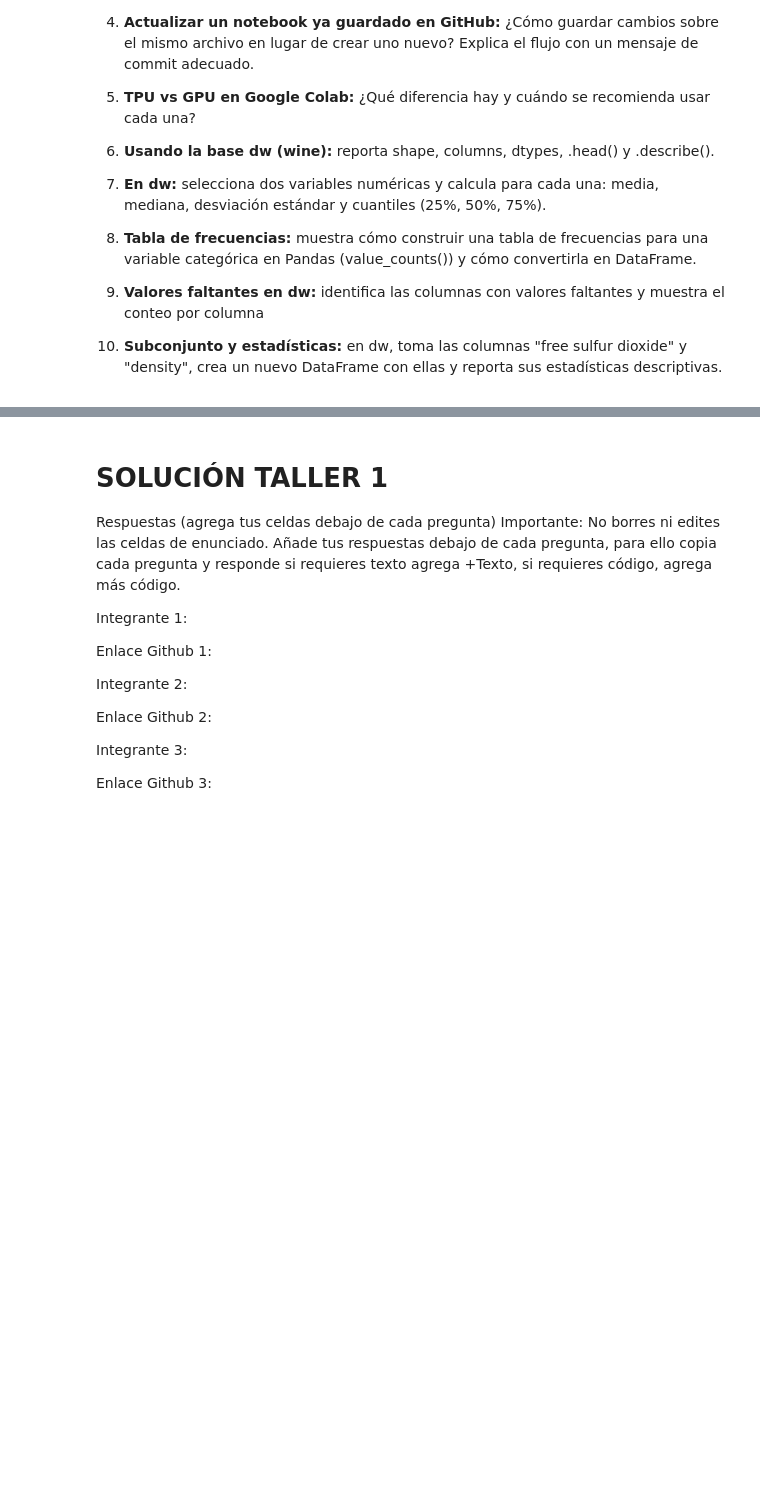
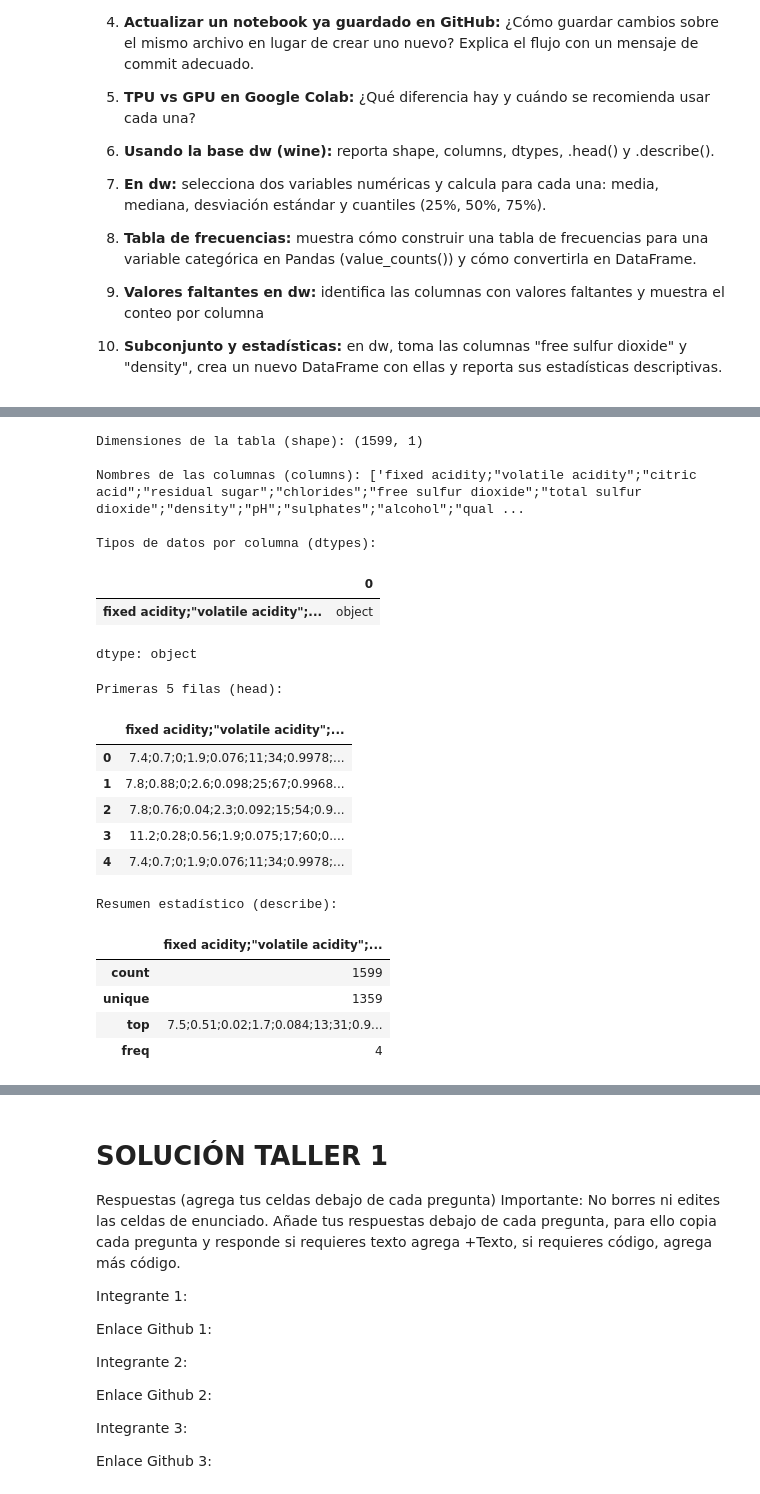
Before and after one commit to juliethpjaimeo-tech/Actividad-1-Sist-Avanz-Prod, a Jupyter notebook: NB_01_Colab_GitHub_Primeros_Pasos_ipynb.ipynb, the cells around one changed output, grey strips where cells are left out. Drawn from its saved outputs; the diff is of its cells as text; code cells hidden in the pictures; blank space fills up the shorter version.

```diff
--- a/NB_01_Colab_GitHub_Primeros_Pasos_ipynb.ipynb
+++ b/NB_01_Colab_GitHub_Primeros_Pasos_ipynb.ipynb
@@ -877,0 +1082,39 @@ Esto es muy importante ya que se puede elegir cualqueir notebbok al azar de los
+# %%
+# Usando la base dw (wine)
+
+import pandas as pd
+
+url = "https://archive.ics.uci.edu/ml/machine-learning-databases/wine-quality/winequality-red.csv"
+# La base de datos la vamos a llamar dw (data frame wine)
+dw = pd.read_csv(url); dw.head()
+
+print("Dimensiones de la tabla (shape):", dw.shape)
+print("\nNombres de las columnas (columns):", list(dw.columns))
+print("\nTipos de datos por columna (dtypes):")
+display(dw.dtypes)
+print("\nPrimeras 5 filas (head):")
+display(dw.head())
+print("\nResumen estadístico (describe):")
+display(dw.describe(include='all'))
+# %% [output]
+Dimensiones de la tabla (shape): (1599, 1)
+
+Nombres de las columnas (columns): ['fixed acidity;"volatile acidity";"citric acid";"residual sugar";"chlorides";"free sulfur dioxide";"total sulfur dioxide";"density";"pH";"sulphates";"alcohol";"qual ...
+
+Tipos de datos por columna (dtypes):
+|  | 0 |
+| fixed acidity;"volatile acidity";... | object |
+dtype: object
+Primeras 5 filas (head):
+|  | fixed acidity;"volatile acidity";... |
+| 0 | 7.4;0.7;0;1.9;0.076;11;34;0.9978;... |
+| 1 | 7.8;0.88;0;2.6;0.098;25;67;0.9968... |
+| 2 | 7.8;0.76;0.04;2.3;0.092;15;54;0.9... |
+| 3 | 11.2;0.28;0.56;1.9;0.075;17;60;0.... |
+| 4 | 7.4;0.7;0;1.9;0.076;11;34;0.9978;... |
+Resumen estadístico (describe):
+|  | fixed acidity;"volatile acidity";... |
+| count | 1599 |
+| unique | 1359 |
+| top | 7.5;0.51;0.02;1.7;0.084;13;31;0.9... |
+| freq | 4 |
```
Also changed, not shown: parts of 34 cells of this notebook.
